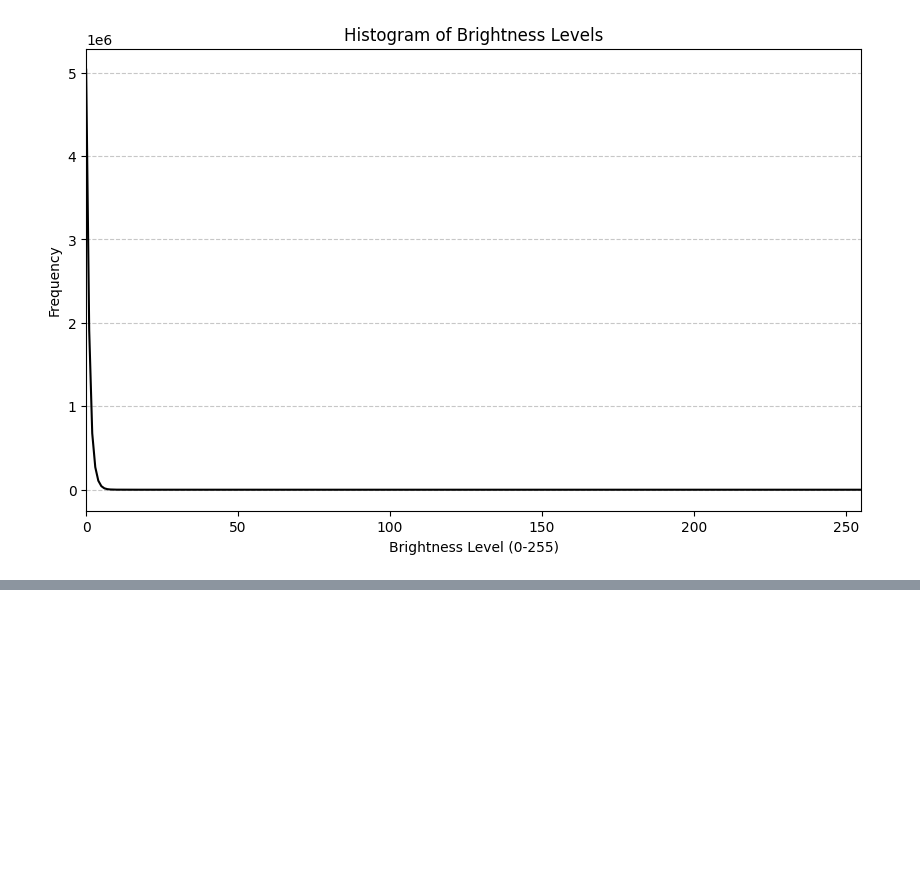
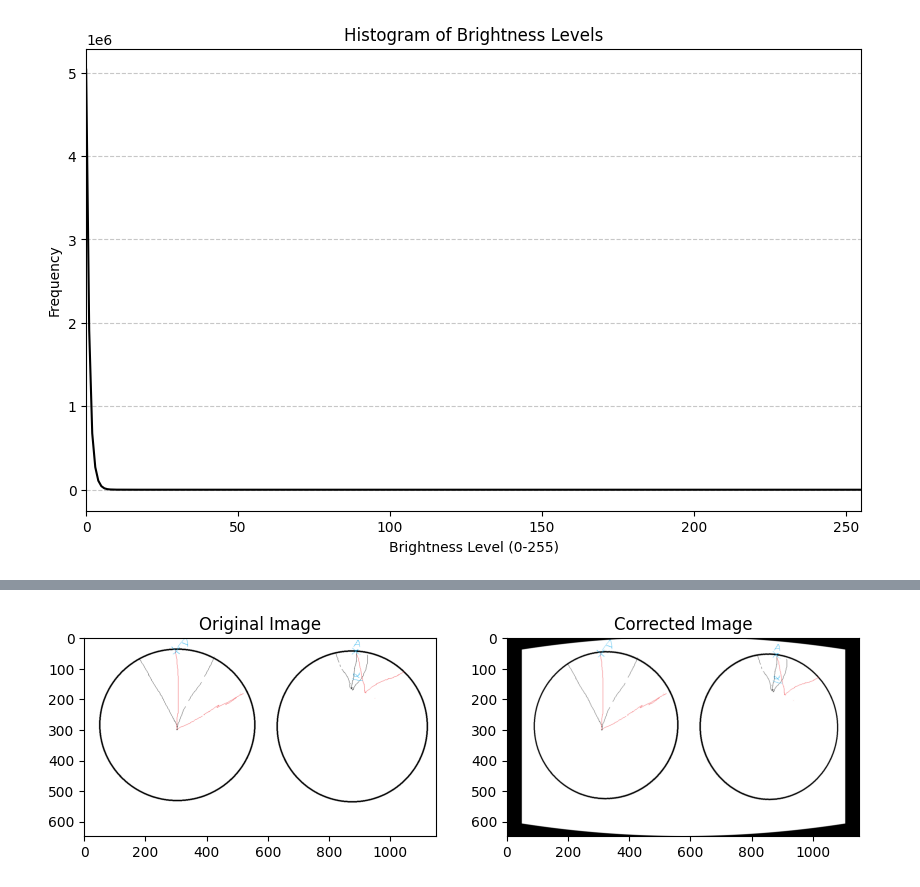
Before and after one commit to NickiBroichhausen/starmapper, a Jupyter notebook: image-analyzer.ipynb, the cells around one changed output, grey strips where cells are left out. Drawn from its saved outputs; the diff is of its cells as text; code cells hidden in the pictures; blank space fills up the shorter version.

```diff
--- a/image-analyzer.ipynb
+++ b/image-analyzer.ipynb
@@ -58,0 +77,58 @@ plt.show()
+# %%
+import numpy as np
+import cv2
+import matplotlib.pyplot as plt
+
+# Simulated distortion correction function
+def correct_distortion(image, x_distortion_strength=0.1, y_distortion_strength=0.1):
+    """
+    Correct the X-direction and Y-direction distortion in an image.
+    - X-direction distortion correction makes the edges of the image appear further away.
+    - Y-direction distortion correction increases the Y-coordinate near the top and bottom edges.
+
+    :param image: Input image (2D or 3D numpy array)
+    :param x_distortion_strength: Strength of the X distortion to correct.
+    :param y_distortion_strength: Strength of the Y distortion to correct.
+    :return: Corrected image.
+    """
+    h, w = image.shape[:2]
+
+    # Create mapping arrays for x and y
+    map_x = np.zeros((h, w), dtype=np.float32)
+    map_y = np.zeros((h, w), dtype=np.float32)
+
+    # Fill in the mapping arrays
+    for i in range(h):
+        for j in range(w):
+            # Distorted X-coordinate
+            x = j / w * 2 - 1  # Normalize to range [-1, 1]
+            corrected_x = x / (1 + x_distortion_strength * x**2)
+            map_x[i, j] = (corrected_x + 1) * w / 2  # Map back to pixel coordinates
+
+            # Distorted Y-coordinate
+            y = i / h * 2 - 1  # Normalize to range [-1, 1]
+            # y = 1 -abs(x)
+            corrected_y = y / (1 + y_distortion_strength * x**2)  # Stretch near the borders
+            map_y[i, j] = (corrected_y + 1) * h / 2  # Map back to pixel coordinates
+
+    # Apply remapping
+    # np.save("map_x.npy", map_x)
+    # np.save("map_y.npy", map_y)
+    corrected_image = cv2.remap(image, map_x, map_y, interpolation=cv2.INTER_LINEAR)
+    return corrected_image
+
+# Load an example image (or replace with your data)
+image = cv2.imread("Untitled.png")  # Replace with your image path
+corrected_image = correct_distortion(image, x_distortion_strength=-0.1, y_distortion_strength=-0.15)
+
+# Display the result
+plt.figure(figsize=(10, 5))
+plt.subplot(1, 2, 1)
+plt.title("Original Image")
+plt.imshow(cv2.cvtColor(image, cv2.COLOR_BGR2RGB))
+plt.subplot(1, 2, 2)
+plt.title("Corrected Image")
+plt.imshow(cv2.cvtColor(corrected_image, cv2.COLOR_BGR2RGB))
+plt.show()
+# %% [output]
+[figure, added]
```
Also changed, not shown: parts of 2 cells of this notebook, 3 other files.
